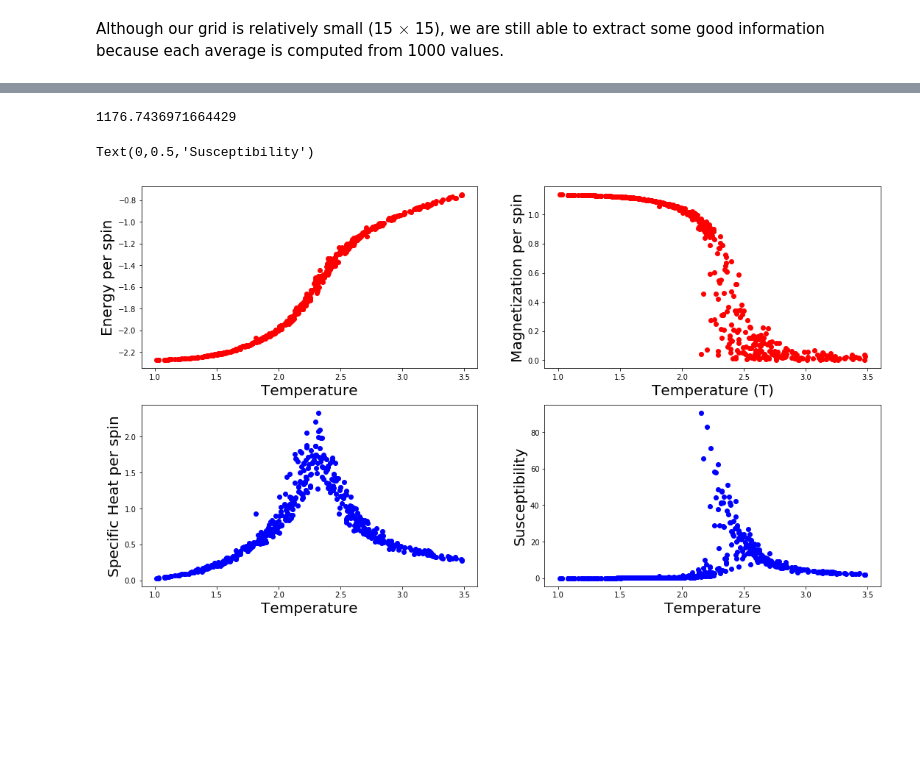
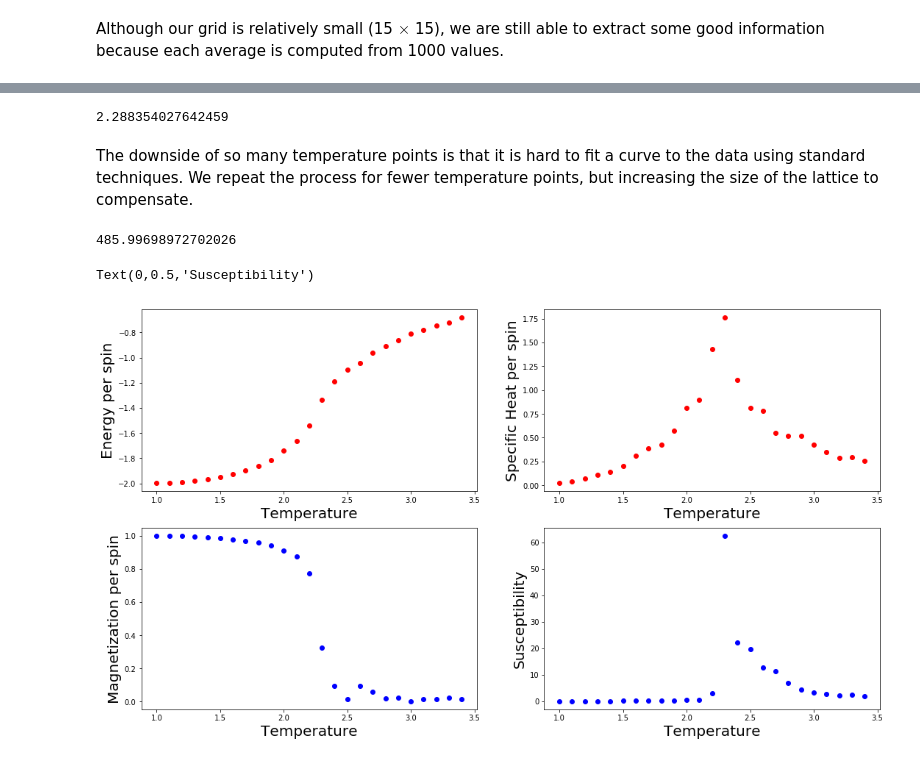
Before and after one commit to kaitshin/PHYSICS113-final-project, a Jupyter notebook: Metropolis.ipynb, the cells around one changed output, grey strips where cells are left out. Cells and saved outputs as stored; diff of their text form; code cells hidden in the pictures; blank space fills up the shorter version.

Commit message:
some polishing, made some nice plots of critical behavior, struggling to obtain critical exponents

```diff
--- a/Metropolis.ipynb
+++ b/Metropolis.ipynb
@@ -435,37 +432,46 @@ Although our grid is relatively small (15 $\times$ 15), we are still able to ext
+# %%
+# roughly approximating the critical temperature by just looking at the peaks of specific heat and susceptibility
+ci_max = np.argmax(spec_heat)
+si_max = np.argmax(mag_sus)
+
+(temps[ci_max] + temps[si_max])/2
+# %% [output]
+2.288354027642459
+# %% [markdown]
+The downside of so many temperature points is that it is hard to fit a curve to the data using standard techniques. We repeat the process for fewer temperature points, but increasing the size of the lattice to compensate.
 # %%
 # exploring the temperature range around the critical temp
 
 t_crit = 2.269
-temps16 = np.random.normal(t_crit, 0.68, 500)      # want more points around the critical temperature
-temps16 = [t for t in temps16 if (t > 1.0) & (t<3.5)]      # take out fringes
-t_points16 = len(temps16)
+temps30 = [i for i in np.arange(1, 3.5, 0.1)]
+t_points30 = len(temps30)
 
 # initialize lists
-eneps16 = np.zeros(t_points16)
-magps16 = np.zeros(t_points16)
-spec_heat16 = np.zeros(t_points16)
-mag_sus16 = np.zeros(t_points16)
+eneps30 = np.zeros(t_points30)
+magps30 = np.zeros(t_points30)
+spec_heat30 = np.zeros(t_points30)
+mag_sus30 = np.zeros(t_points30)
 
 # initialize to T = 0
-test = 1*np.ones((16,16))
+test = 1*np.ones((30,30))
 init = test[:,:]
 
 # rough estimate for equilibration time; 5*N many sweeps
-n_eq = 5*16**2
+n_eq = 5*30**2
 
 # number of sweeps to average over
-n = 1100
+n = 1000
 
 # factors for averaging
-n1 = 1/(n * 15**2)
-n2 = 1/(n**2 * 15**2)
+n1 = 1/(n * 30**2)
+n2 = 1/(n**2 * 30**2)
 
 start = time.time()
 
 grid = copy.copy(init)
 
-for i in range(t_points16):
-    T = temps16[i]
+for i in range(t_points30):
+    T = temps30[i]
     boltz = {"4.0" : np.exp(-8/T), "2.0" : np.exp(-4/T)}
 
     for j in range(n_eq):
@@ -489,38 +495,38 @@ for i in range(t_points16):
         mag2_total += mag*mag
 
     # compute averages
-    eneps16[i] = n1*e_total
-    magps16[i] = n1*mag_total
-    spec_heat16[i] = (n1*e2_total - n2*e_total*e_total)/(T*T)
-    mag_sus16[i] = (n1*mag2_total - n2*mag_total*mag_total)/T
+    eneps30[i] = n1*e_total
+    magps30[i] = n1*mag_total
+    spec_heat30[i] = (n1*e2_total - n2*e_total*e_total)/(T*T)
+    mag_sus30[i] = (n1*mag2_total - n2*mag_total*mag_total)/T
 
 
 end = time.time()
 print(end - start)
 # %% [output]
-1176.7436971664429
+485.99698972702026
 # %%
 fig = plt.figure(figsize=(18, 10)) # plot the calculated values
 
 fig.add_subplot(2, 2, 1 )
-plt.plot(temps16, eneps16, 'o', color="r")
+plt.plot(temps30, eneps30, 'ro')
 plt.xlabel("Temperature", fontsize=20)
 plt.ylabel("Energy per spin", fontsize=20)
 
 fig.add_subplot(2, 2, 2 )
-plt.plot(temps16, abs(magps16), 'o', color="r")
-plt.xlabel("Temperature (T)", fontsize=20)
-plt.ylabel("Magnetization per spin", fontsize=20)
-
-fig.add_subplot(2, 2, 3 )
-plt.plot(temps16, spec_heat16, 'o', color="b")
+plt.plot(temps30, spec_heat30, 'ro')
 plt.xlabel("Temperature", fontsize=20)
 plt.ylabel("Specific Heat per spin", fontsize=20)
 
+fig.add_subplot(2, 2, 3 )
+plt.plot(temps30, abs(magps30), 'bo')
+plt.xlabel("Temperature", fontsize=20)
+plt.ylabel("Magnetization per spin", fontsize=20)
+
 fig.add_subplot(2, 2, 4 )
-plt.plot(temps16, mag_sus16, 'o', color="b")
+plt.plot(temps30, mag_sus30, 'bo')
 plt.xlabel("Temperature", fontsize=20)
 plt.ylabel("Susceptibility", fontsize=20)
 # %% [output]
 Text(0,0.5,'Susceptibility')
-[figure, old version]
+[figure, new version]
```
Also changed, not shown: parts of 11 cells of this notebook.
